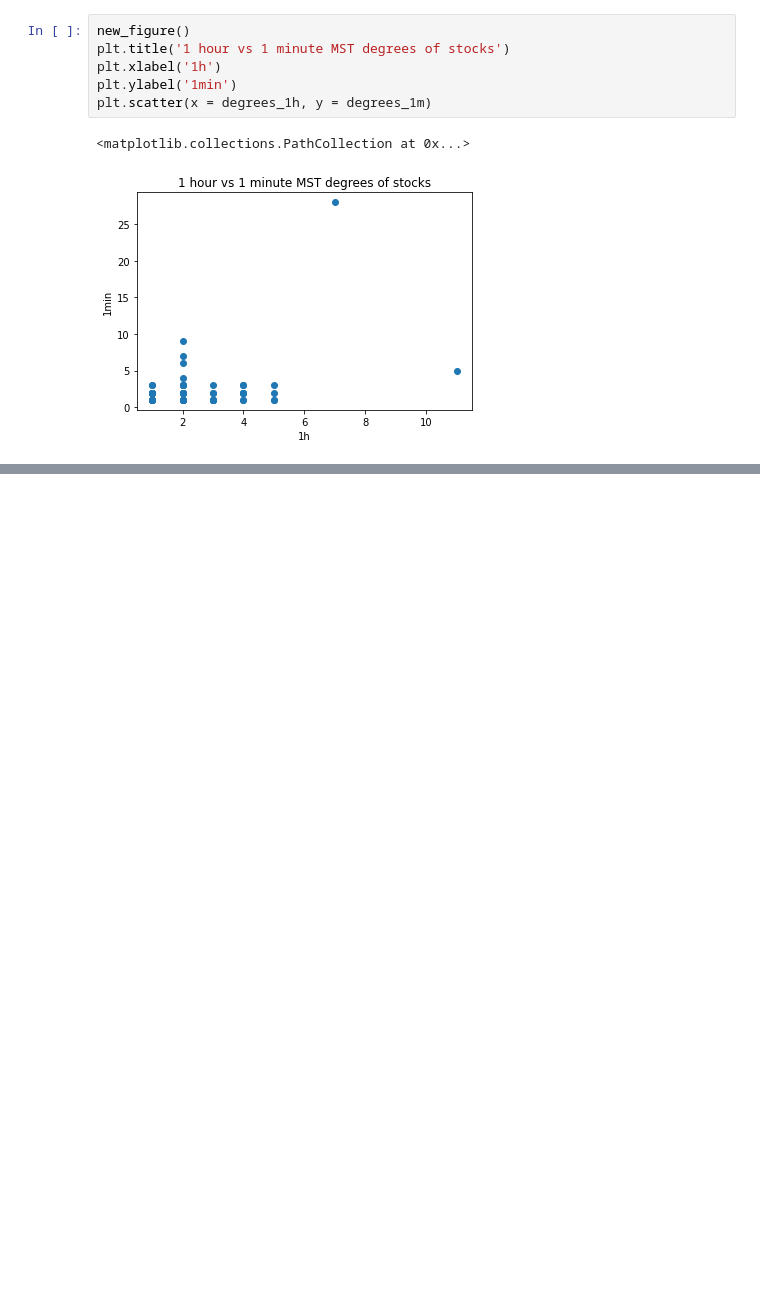
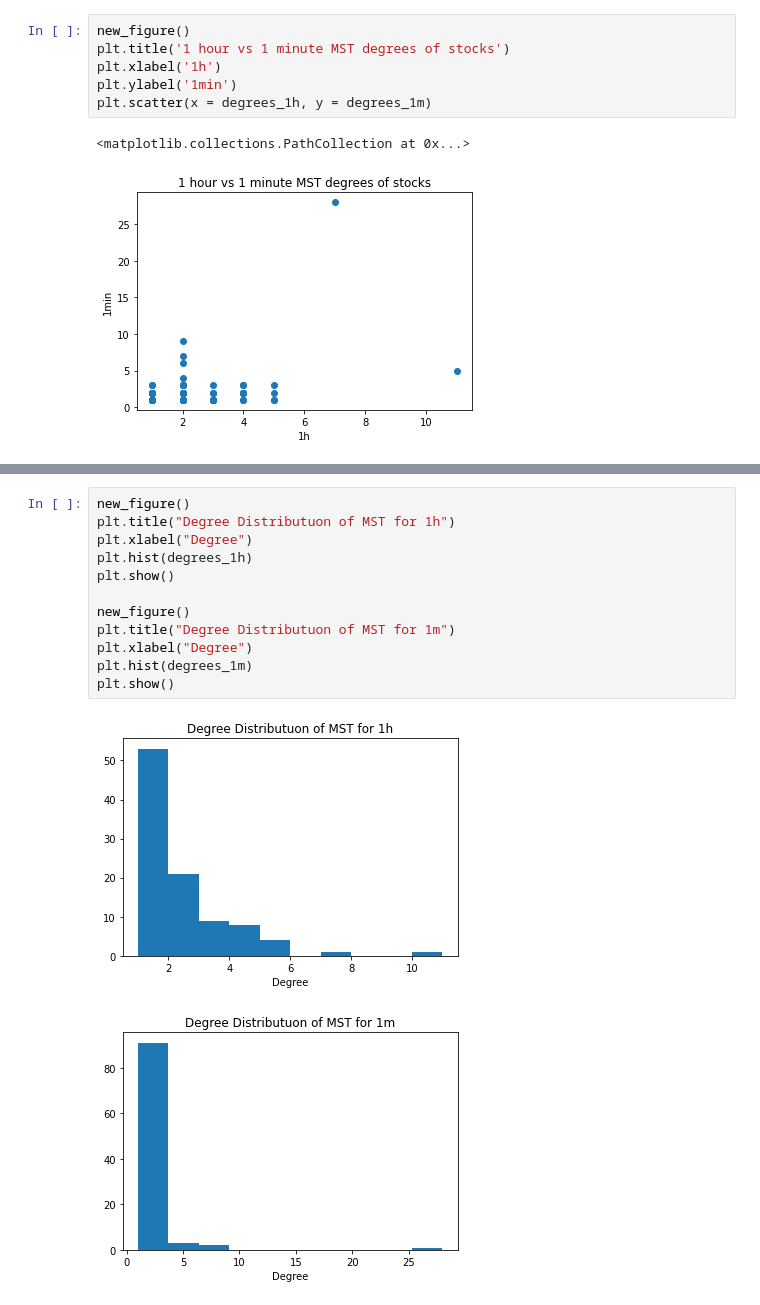
Before and after one commit to JunTu-XD/NetSci, a Jupyter notebook: assignment_7/Tu_Jun_EX07.ipynb, the cells around one changed output, grey strips where cells are left out. Cells and saved outputs as stored; diff of their text form; blank space fills up the shorter version.

```diff
--- a/assignment_7/Tu_Jun_EX07.ipynb
+++ b/assignment_7/Tu_Jun_EX07.ipynb
@@ -221,0 +243,15 @@ plt.scatter(x = degrees_1h, y = degrees_1m)
+# %%
+new_figure()
+plt.title("Degree Distributuon of MST for 1h")
+plt.xlabel("Degree")
+plt.hist(degrees_1h)
+plt.show()
+
+new_figure()
+plt.title("Degree Distributuon of MST for 1m")
+plt.xlabel("Degree")
+plt.hist(degrees_1m)
+plt.show()
+# %% [output]
+[figure, added]
+[figure, added]
```
Also changed, not shown: parts of 5 cells of this notebook.
